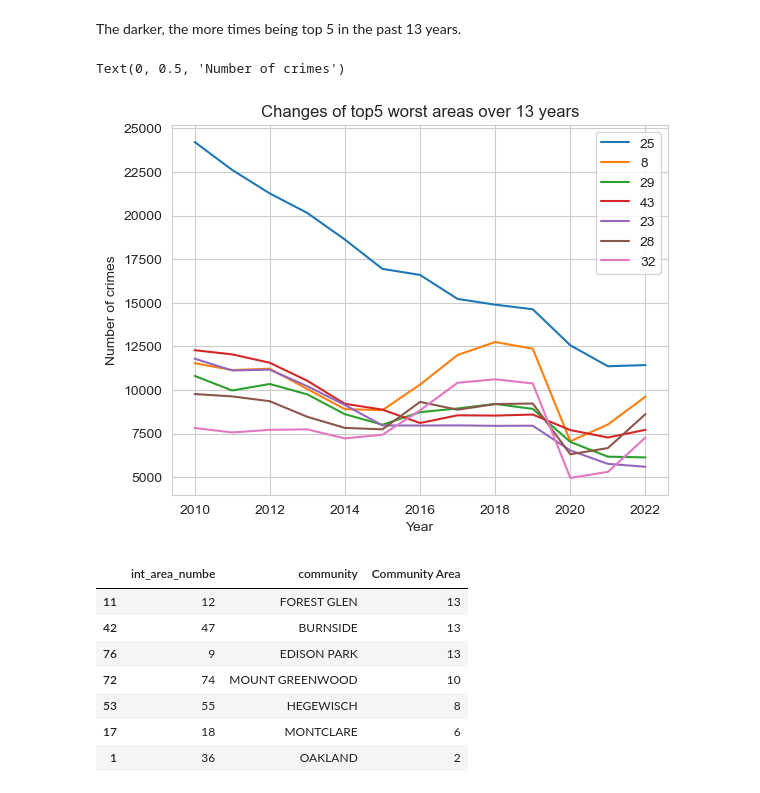
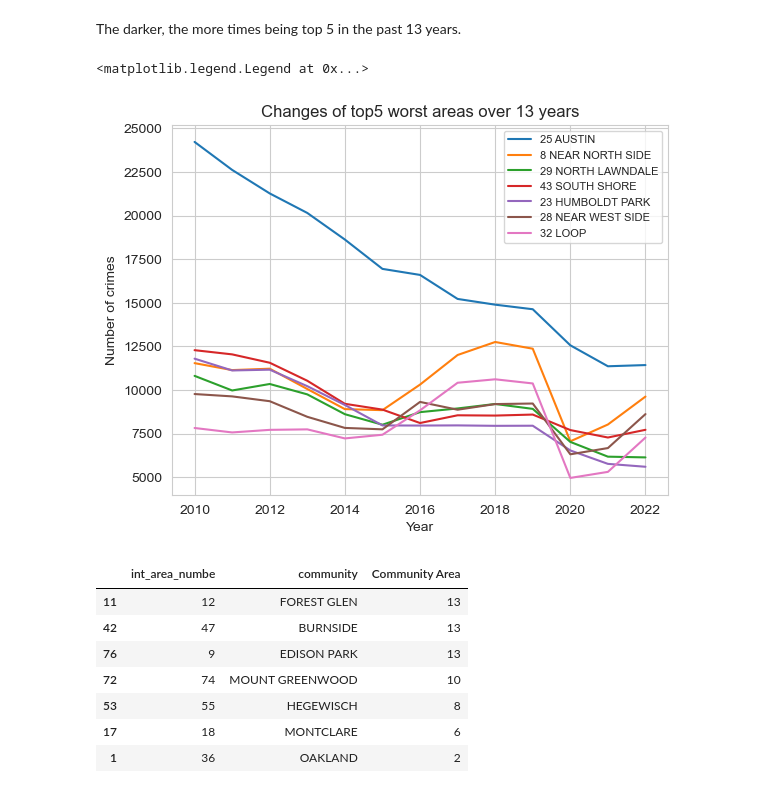
Before and after one commit to COMP5152TEAMWORK/Chicago-Crimes-Analysis, a Jupyter notebook: Chicago Crime Analysis.ipynb, the cells around one changed output. Saved outputs shown, nothing was run; the diff lists cells and outputs as text; code cells hidden in the pictures.

```diff
--- a/Chicago Crime Analysis.ipynb
+++ b/Chicago Crime Analysis.ipynb
@@ -462,16 +462,18 @@ The darker, the more times being top 5 in the past 13 years.
 # %%
 fig, ax = plt.subplots()
 cay_gp = cay_df.groupby(by='Community Area')
 for area in wat5y_area:
     df = cay_gp.get_group(area)
     df = df.sort_values(by='Year', ascending=True)
-    df.plot.line(x='Year', y='Counts', ax=ax, label=area)
+    area_name = frame[frame['int_area_numbe'] == area]['community'].to_string(index=False)
+    df.plot.line(x='Year', y='Counts', ax=ax, label='{} {}'.format(area, area_name))
 
 ax.set_title('Changes of top5 worst areas over 13 years')
 ax.set_ylabel('Number of crimes')
+ax.legend(prop={'size':8})
 # %% [output]
-Text(0, 0.5, 'Number of crimes')
+<matplotlib.legend.Legend at 0x...>
-[figure, old version]
+[figure, new version]
 # %%
 
 wad5y = worst_area_bot5['Community Area'].value_counts()
```
Also changed, not shown: parts of 1 cell of this notebook.
